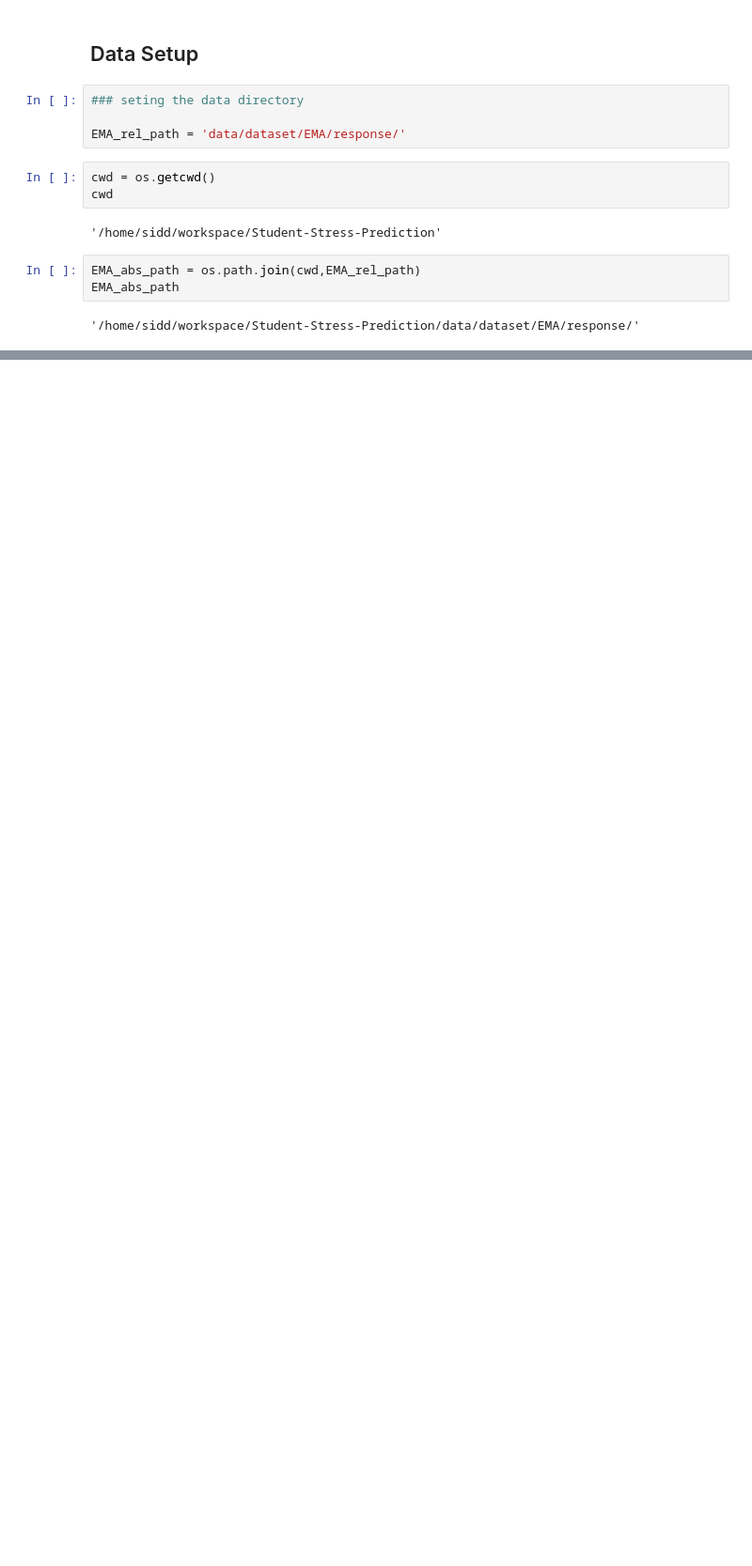
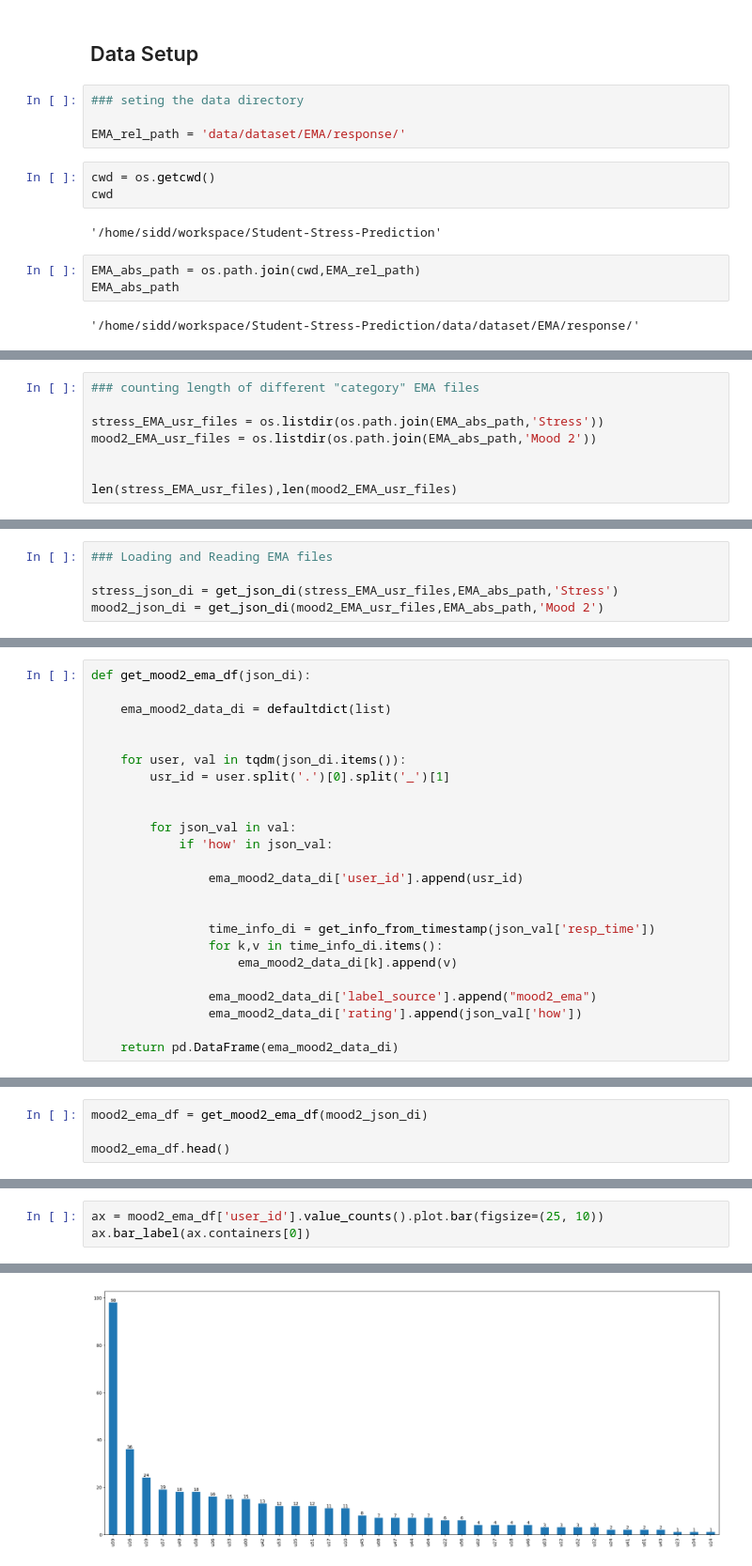
Before and after one commit to slickFix/Student-Stress-Prediction, a Jupyter notebook: EDA.ipynb, the cells around one changed output, grey strips where cells are left out. Shown at 94% size. Drawn from its saved outputs; the diff is of its cells as text; blank space fills up the shorter version.

Commit message:
EDA:Exctracted relevant ema predictors & labels

```diff
--- a/EDA.ipynb
+++ b/EDA.ipynb
@@ -150,0 +59,8 @@ get_info_from_timestamp(list(stress_json_di.items())[0][1][0]['resp_time'])
+# %%
+### counting length of different "category" EMA files
+
+stress_EMA_usr_files = os.listdir(os.path.join(EMA_abs_path,'Stress'))
+mood2_EMA_usr_files = os.listdir(os.path.join(EMA_abs_path,'Mood 2'))
+
+
+len(stress_EMA_usr_files),len(mood2_EMA_usr_files)
@@ -150,0 +89,5 @@ get_info_from_timestamp(list(stress_json_di.items())[0][1][0]['resp_time'])
+# %%
+### Loading and Reading EMA files
+
+stress_json_di = get_json_di(stress_EMA_usr_files,EMA_abs_path,'Stress')
+mood2_json_di = get_json_di(mood2_EMA_usr_files,EMA_abs_path,'Mood 2')
@@ -150,0 +112,24 @@ get_info_from_timestamp(list(stress_json_di.items())[0][1][0]['resp_time'])
+# %%
+def get_mood2_ema_df(json_di):
+
+    ema_mood2_data_di = defaultdict(list)
+
+
+    for user, val in tqdm(json_di.items()):
+        usr_id = user.split('.')[0].split('_')[1]
+
+
+        for json_val in val:
+            if 'how' in json_val:
+
+                ema_mood2_data_di['user_id'].append(usr_id)
+
+
+                time_info_di = get_info_from_timestamp(json_val['resp_time'])
+                for k,v in time_info_di.items():
+                    ema_mood2_data_di[k].append(v)
+
+                ema_mood2_data_di['label_source'].append("mood2_ema")
+                ema_mood2_data_di['rating'].append(json_val['how'])
+
+    return pd.DataFrame(ema_mood2_data_di)
@@ -150,0 +205,4 @@ get_info_from_timestamp(list(stress_json_di.items())[0][1][0]['resp_time'])
+# %%
+mood2_ema_df = get_mood2_ema_df(mood2_json_di)
+
+mood2_ema_df.head()
@@ -150,0 +247,4 @@ get_info_from_timestamp(list(stress_json_di.items())[0][1][0]['resp_time'])
+# %%
+ax = mood2_ema_df['user_id'].value_counts().plot.bar(figsize=(25, 10))
+ax.bar_label(ax.containers[0])
+# %% [output]
@@ -150,0 +268 @@ get_info_from_timestamp(list(stress_json_di.items())[0][1][0]['resp_time'])
+[figure, added]
```
Also changed, not shown: parts of 43 cells of this notebook.
